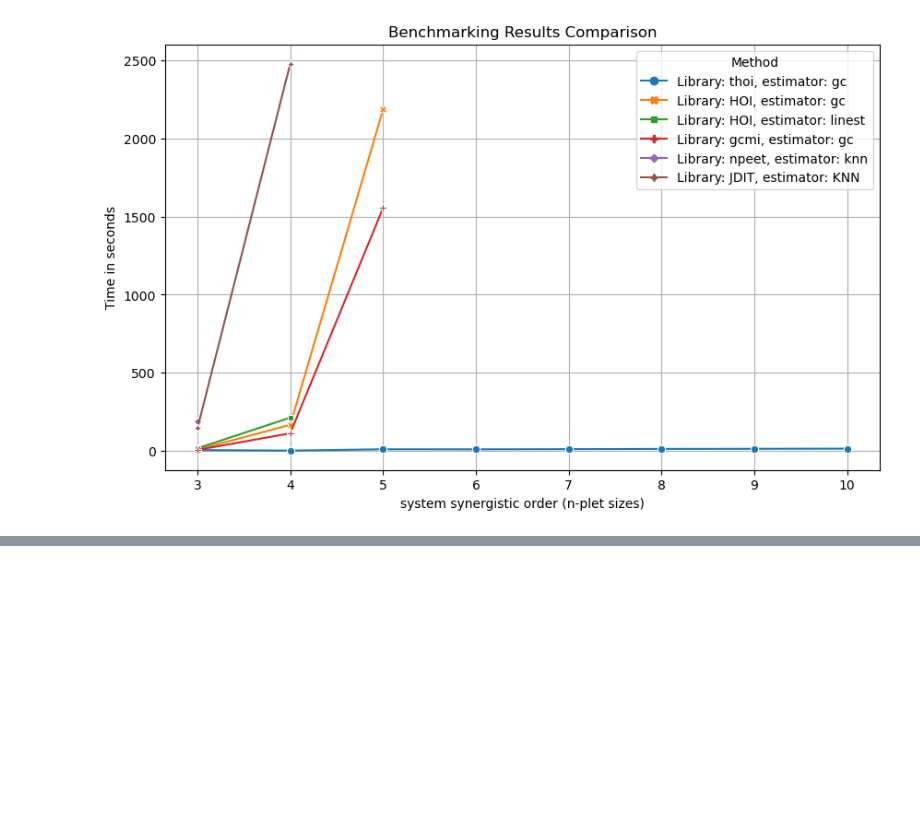
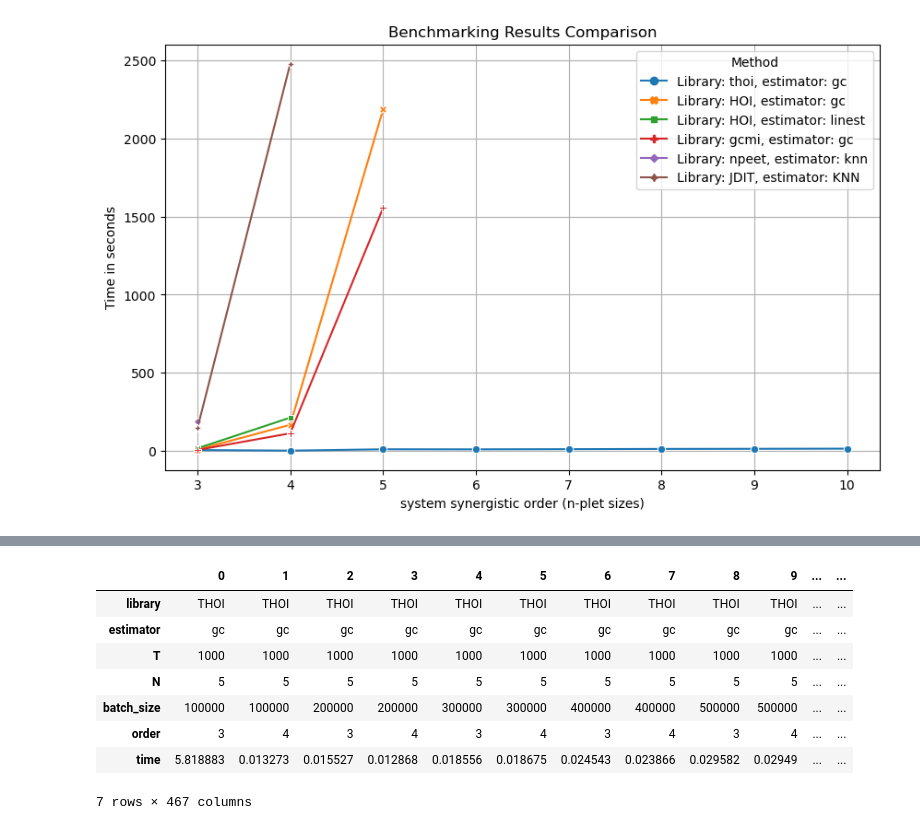
Before and after one commit to Laouen/Oinformation, a Jupyter notebook: analysis/time_benchmarking.ipynb, the cells around one changed output, grey strips where cells are left out. Drawn from its saved outputs; the diff is of its cells as text; code cells hidden in the pictures; blank space fills up the shorter version.

```diff
--- a/analysis/time_benchmarking.ipynb
+++ b/analysis/time_benchmarking.ipynb
@@ -42,0 +78,12 @@ plt.show()
+# %%
+df.T
+# %% [output]
+|  | 0 | 1 | 2 | 3 | 4 | 5 | 6 | 7 | 8 | 9 | ... | ... |
+| library | THOI | THOI | THOI | THOI | THOI | THOI | THOI | THOI | THOI | THOI | ... | ... |
+| estimator | gc | gc | gc | gc | gc | gc | gc | gc | gc | gc | ... | ... |
+| T | 1000 | 1000 | 1000 | 1000 | 1000 | 1000 | 1000 | 1000 | 1000 | 1000 | ... | ... |
+| N | 5 | 5 | 5 | 5 | 5 | 5 | 5 | 5 | 5 | 5 | ... | ... |
+| batch_size | 100000 | 100000 | 200000 | 200000 | 300000 | 300000 | 400000 | 400000 | 500000 | 500000 | ... | ... |
+| order | 3 | 4 | 3 | 4 | 3 | 4 | 3 | 4 | 3 | 4 | ... | ... |
+| time | 5.818883 | 0.013273 | 0.015527 | 0.012868 | 0.018556 | 0.018675 | 0.024543 | 0.023866 | 0.029582 | 0.02949 | ... | ... |
+7 rows × 467 columns
```
Also changed, not shown: parts of 4 cells of this notebook, 5 other files.
